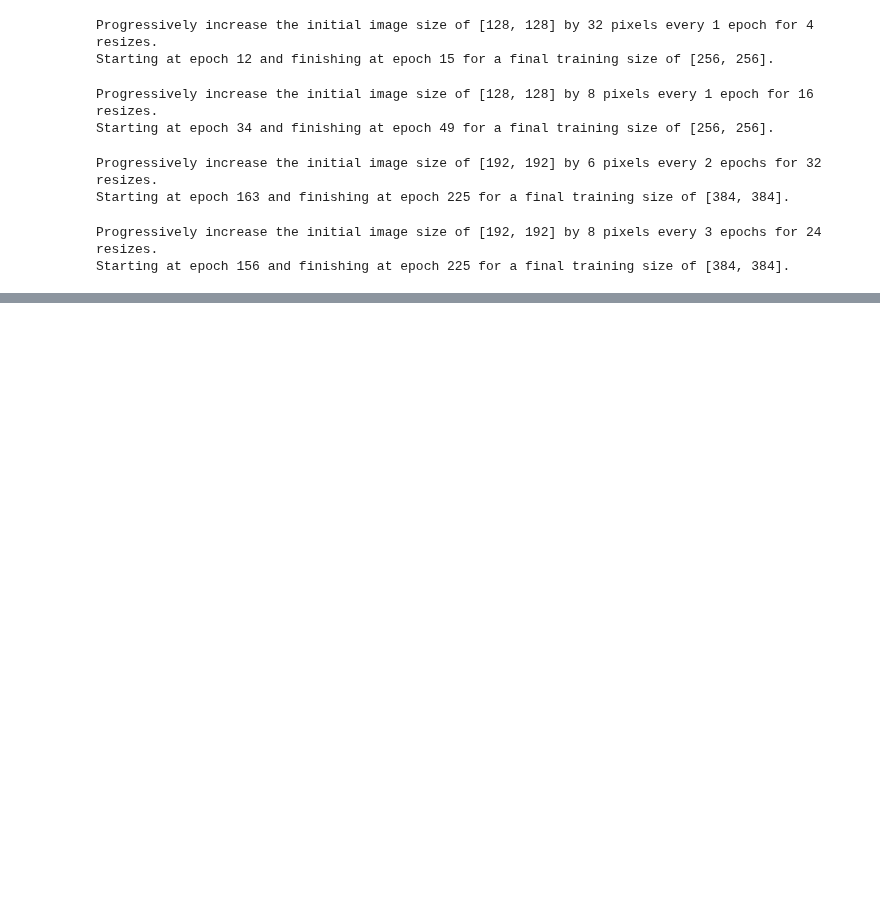
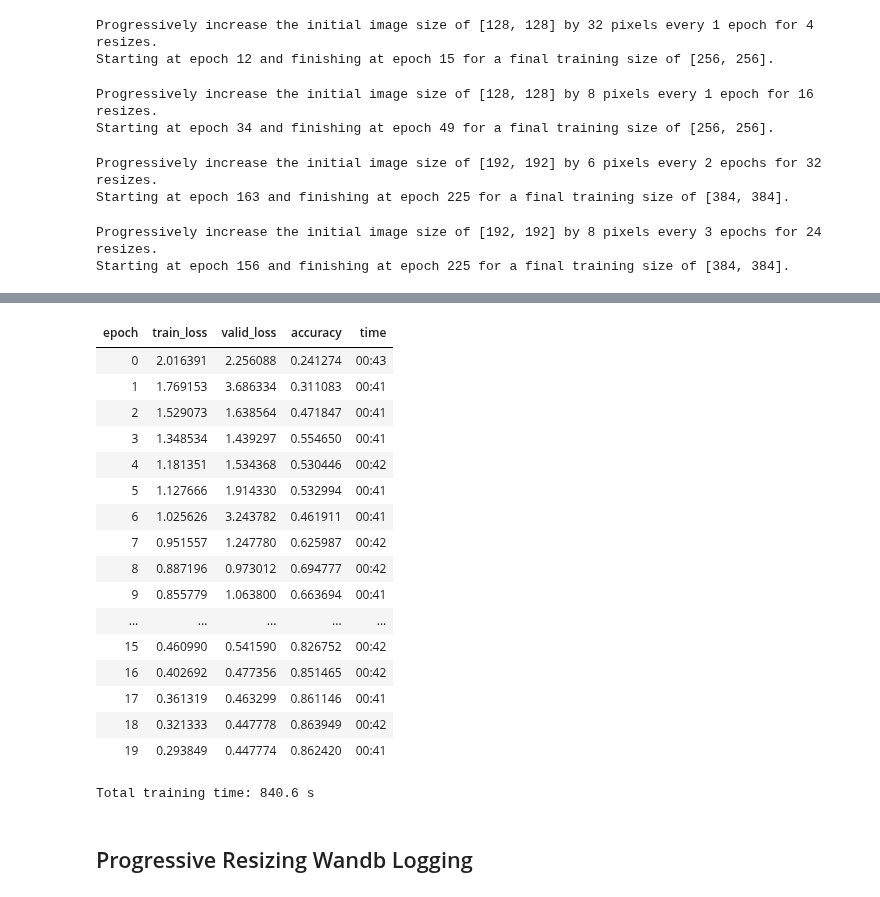
Before and after one commit to warner-benjamin/fastxtend, a Jupyter notebook: nbs/callback.progresize.ipynb, the cells around one changed output, grey strips where cells are left out. Cells and saved outputs as stored; diff of their text form; code cells hidden in the pictures; blank space fills up the shorter version.

```diff
--- a/nbs/callback.progresize.ipynb
+++ b/nbs/callback.progresize.ipynb
@@ -363,14 +454,40 @@ free_gpu_memory(learn, dls)
 # %%
 #|slow
 #|cuda
 imagenette = untar_data(URLs.IMAGENETTE_320)
+
 with less_random():
     dblock = DataBlock(blocks=(ImageBlock, CategoryBlock),
                         splitter=GrandparentSplitter(valid_name='val'),
                         get_items=get_image_files, get_y=parent_label,
-                        item_tfms=Resize(256),
+                        item_tfms=Resize(224),
                         batch_tfms=[*aug_transforms(),Normalize.from_stats(*imagenet_stats)])
     dls =  dblock.dataloaders(imagenette, bs=128, num_workers=num_cpus(), pin_memory=True)
 
     learn = Learner(dls, resnet50(num_classes=dls.c), metrics=Accuracy()).to_channelslast()
+
+    start = time.perf_counter()
     learn.fit_one_cycle(20, 3e-3)
+    total = time.perf_counter() - start
+    print(f'Total training time: {scale_time(total)}')
+# %% [output]
+| epoch | train_loss | valid_loss | accuracy | time |
+| 0 | 2.016391 | 2.256088 | 0.241274 | 00:43 |
+| 1 | 1.769153 | 3.686334 | 0.311083 | 00:41 |
+| 2 | 1.529073 | 1.638564 | 0.471847 | 00:41 |
+| 3 | 1.348534 | 1.439297 | 0.554650 | 00:41 |
+| 4 | 1.181351 | 1.534368 | 0.530446 | 00:42 |
+| 5 | 1.127666 | 1.914330 | 0.532994 | 00:41 |
+| 6 | 1.025626 | 3.243782 | 0.461911 | 00:41 |
+| 7 | 0.951557 | 1.247780 | 0.625987 | 00:42 |
+| 8 | 0.887196 | 0.973012 | 0.694777 | 00:42 |
+| 9 | 0.855779 | 1.063800 | 0.663694 | 00:41 |
+| ... | ... | ... | ... | ... |
+| 15 | 0.460990 | 0.541590 | 0.826752 | 00:42 |
+| 16 | 0.402692 | 0.477356 | 0.851465 | 00:42 |
+| 17 | 0.361319 | 0.463299 | 0.861146 | 00:41 |
+| 18 | 0.321333 | 0.447778 | 0.863949 | 00:42 |
+| 19 | 0.293849 | 0.447774 | 0.862420 | 00:41 |
+Total training time: 840.6 s
+# %% [markdown]
+## Progressive Resizing Wandb Logging
```
Also changed, not shown: parts of 17 cells of this notebook, 1 other file.
